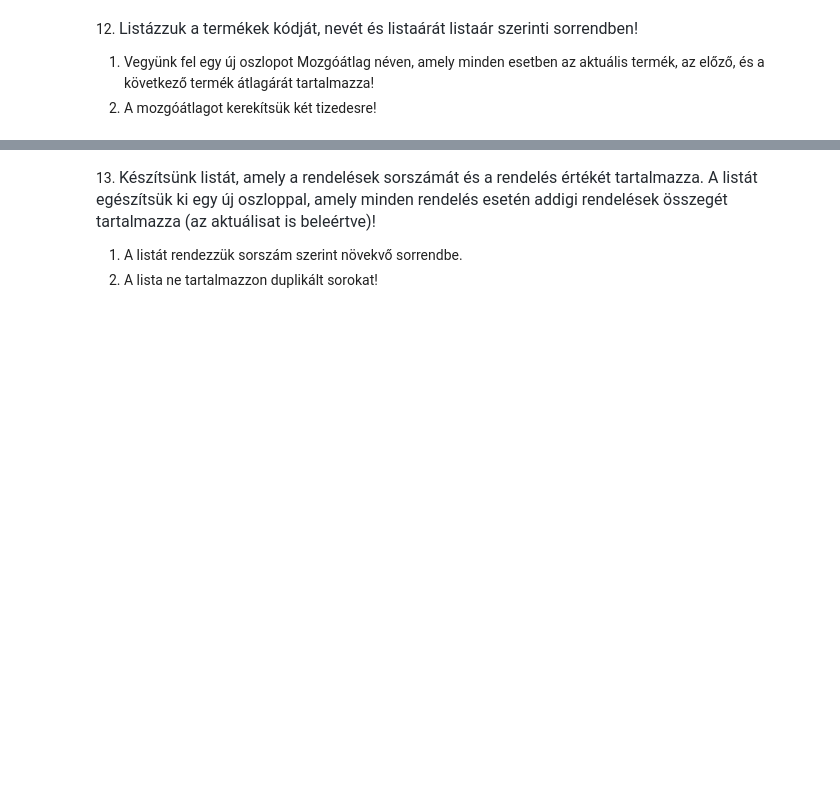
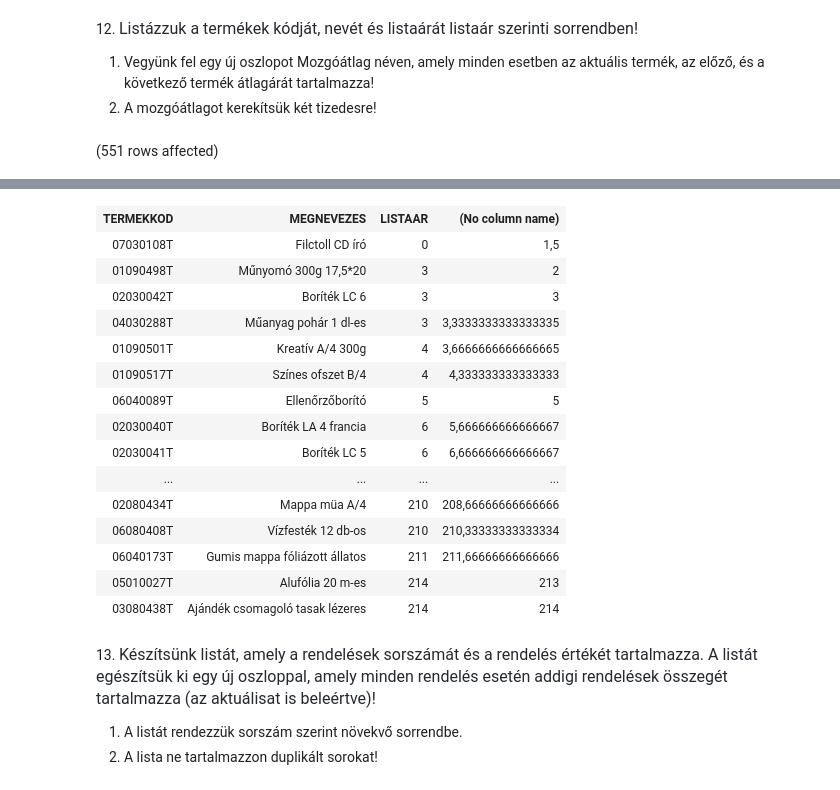
Before and after one commit to ChubbyP1/adatbazis_bce, a Jupyter notebook: gyakorlat05_feladatok.ipynb, the cells around one changed output, grey strips where cells are left out. Drawn from its saved outputs; the diff is of its cells as text; code cells hidden in the pictures; blank space fills up the shorter version.

```diff
--- a/gyakorlat05_feladatok.ipynb
+++ b/gyakorlat05_feladatok.ipynb
@@ -94,3 +94,12 @@ WHERE   EGYSEGAR > 100
 
 1. Vegyünk fel egy új oszlopot Mozgóátlag néven, amely minden esetben az aktuális termék, az előző, és a következő termék átlagárát tartalmazza!
 2. A mozgóátlagot kerekítsük két tizedesre!
+# %%
+SELECT  TERMEKKOD,
+        MEGNEVEZES,
+        LISTAAR,
+        -- Mozgóátlag
+        AVG(LISTAAR) OVER(ORDER BY LISTAAR ROWS BETWEEN 1 PRECEDING AND 1 FOLLOWING)
+FROM Termek
+# %% [output]
+(551 rows affected)
@@ -97,3 +107,19 @@ WHERE   EGYSEGAR > 100
+| TERMEKKOD | MEGNEVEZES | LISTAAR | (No column name) |
+| 07030108T | Filctoll CD író | 0 | 1,5 |
+| 01090498T | Műnyomó 300g 17,5*20 | 3 | 2 |
+| 02030042T | Boríték LC 6 | 3 | 3 |
+| 04030288T | Műanyag pohár 1 dl-es | 3 | 3,3333333333333335 |
+| 01090501T | Kreatív A/4 300g | 4 | 3,6666666666666665 |
+| 01090517T | Színes ofszet B/4 | 4 | 4,333333333333333 |
+| 06040089T | Ellenőrzőborító | 5 | 5 |
+| 02030040T | Boríték LA 4 francia | 6 | 5,666666666666667 |
+| 02030041T | Boríték LC 5 | 6 | 6,666666666666667 |
+| ... | ... | ... | ... |
+| 02080434T | Mappa müa A/4 | 210 | 208,66666666666666 |
+| 06080408T | Vízfesték 12 db-os | 210 | 210,33333333333334 |
+| 06040173T | Gumis mappa fóliázott állatos | 211 | 211,66666666666666 |
+| 05010027T | Alufólia 20 m-es | 214 | 213 |
+| 03080438T | Ajándék csomagoló tasak lézeres | 214 | 214 |
 # %% [markdown]
 13. <span style="color: rgb(36, 41, 47); font-family: -apple-system, BlinkMacSystemFont, &quot;Segoe UI&quot;, Helvetica, Arial, sans-serif, &quot;Apple Color Emoji&quot;, &quot;Segoe UI Emoji&quot;; font-size: 16px;">Készítsünk listát, amely a rendelések sorszámát és a rendelés értékét tartalmazza. A listát egészítsük ki egy új oszloppal, amely minden rendelés esetén addigi rendelések összegét tartalmazza (az aktuálisat is beleértve)!</span>
 
```
Also changed, not shown: parts of 1 cell of this notebook.
